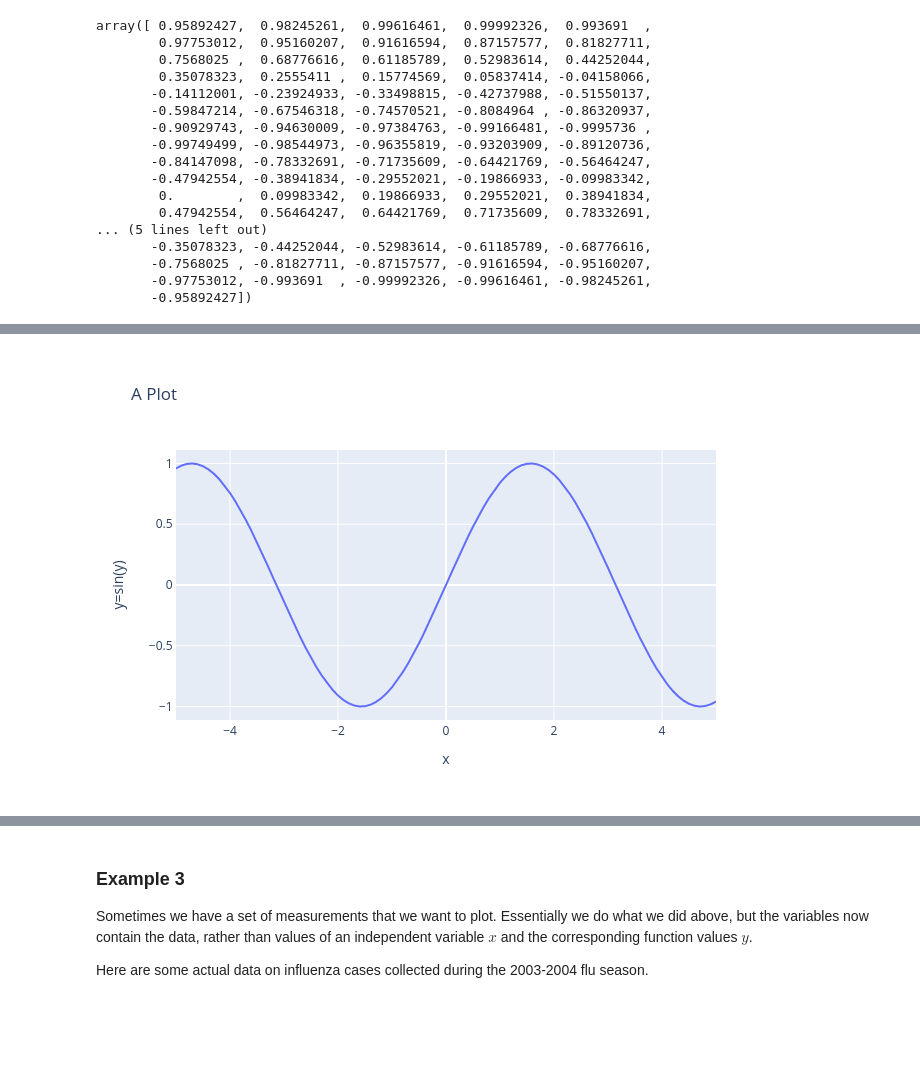
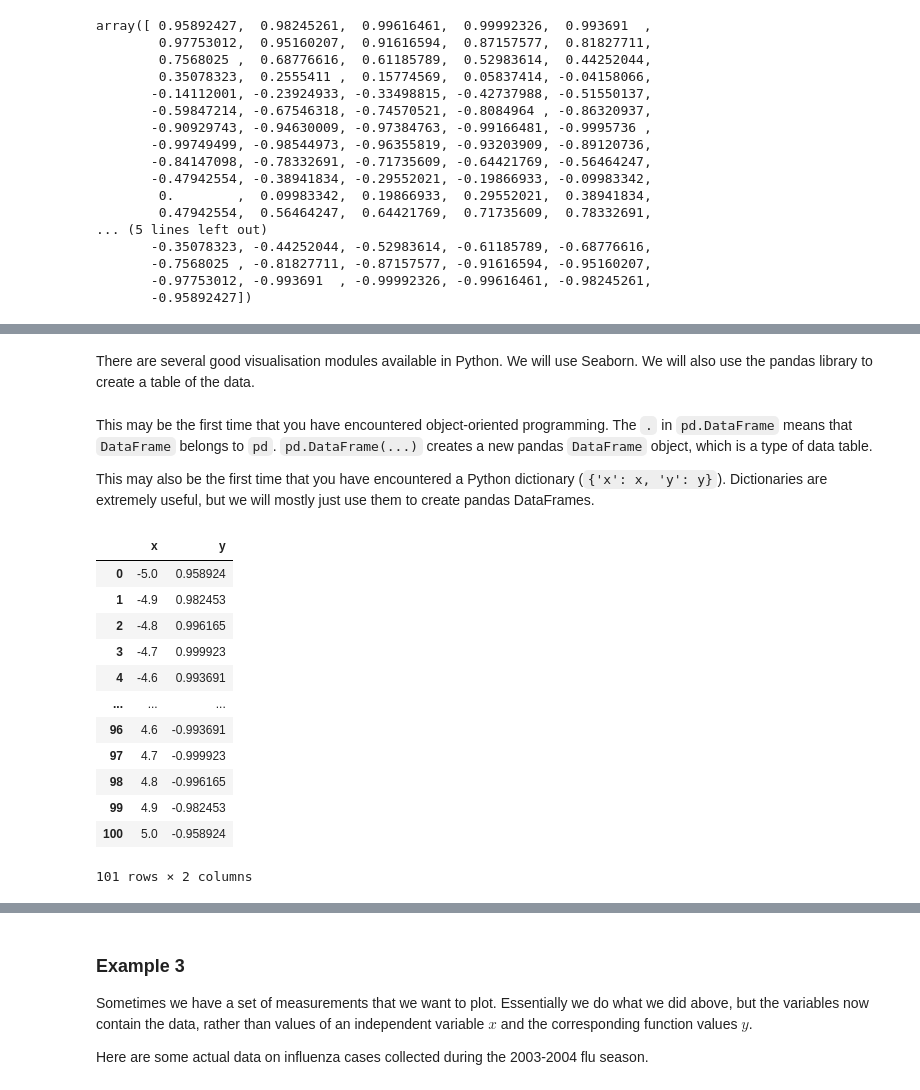
Before and after one commit to BenKaehler/mm-labs, a Jupyter notebook: notebooks/lab-01.ipynb, the cells around one changed output, grey strips where cells are left out. Drawn from its saved outputs; the diff is of its cells as text; code cells hidden in the pictures; blank space fills up the shorter version.

Commit message:
migrated lab-01 to seaborn

```diff
--- a/notebooks/lab-01.ipynb
+++ b/notebooks/lab-01.ipynb
@@ -221,7 +189,2 @@ Decorating your plot uses more `.` operators. `fig.layout.update` updates the la
-# %%
-fig.layout.update(dict(title='A Plot',
-                       xaxis=dict(title='x'),
-                       yaxis=dict(title='y=sin(y)')))
-fig.show('png')
-# %% [output]
-[figure, removed]
+# %% [markdown]
+There are several good visualisation modules available in Python. We will use Seaborn. We will also use the pandas library to create a table of the data.
@@ -227,0 +195,22 @@ fig.show('png')
+# %% [markdown]
+This may be the first time that you have encountered object-oriented programming. The `.` in `pd.DataFrame` means that `DataFrame` belongs to `pd`. `pd.DataFrame(...)` creates a new pandas `DataFrame` object, which is a type of data table.
+
+This may also be the first time that you have encountered a Python dictionary (`{'x': x, 'y': y}`). Dictionaries are extremely useful, but we will mostly just use them to create pandas DataFrames.
+# %%
+data = pd.DataFrame({'x': x, 'y': y})
+# %%
+data
+# %% [output]
+|  | x | y |
+| 0 | -5.0 | 0.958924 |
+| 1 | -4.9 | 0.982453 |
+| 2 | -4.8 | 0.996165 |
+| 3 | -4.7 | 0.999923 |
+| 4 | -4.6 | 0.993691 |
+| ... | ... | ... |
+| 96 | 4.6 | -0.993691 |
+| 97 | 4.7 | -0.999923 |
+| 98 | 4.8 | -0.996165 |
+| 99 | 4.9 | -0.982453 |
+| 100 | 5.0 | -0.958924 |
+101 rows × 2 columns
```
Also changed, not shown: parts of 21 cells of this notebook.
